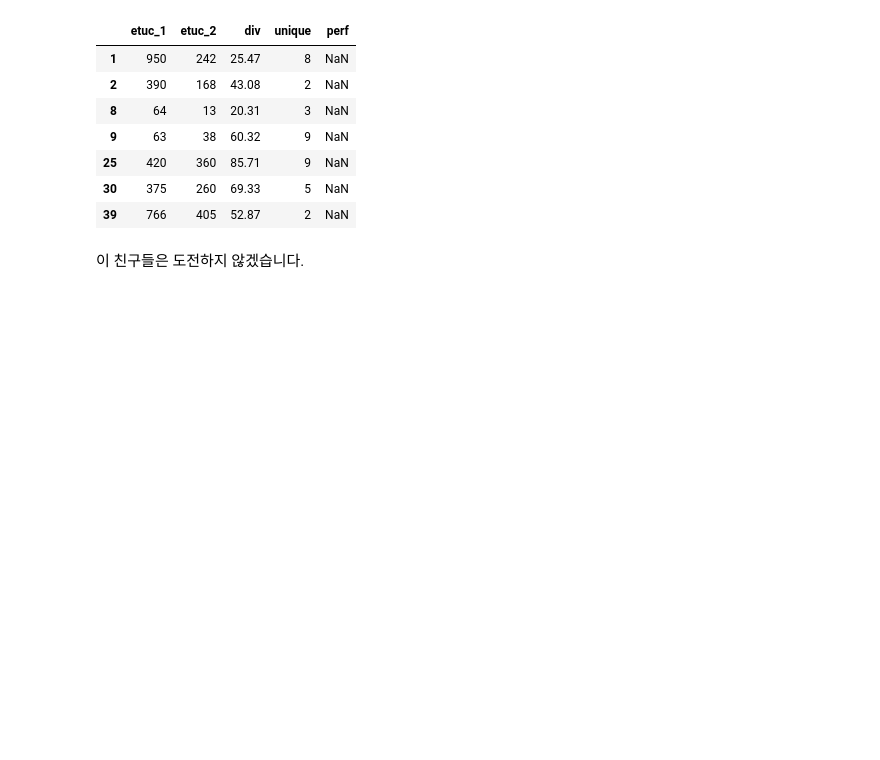
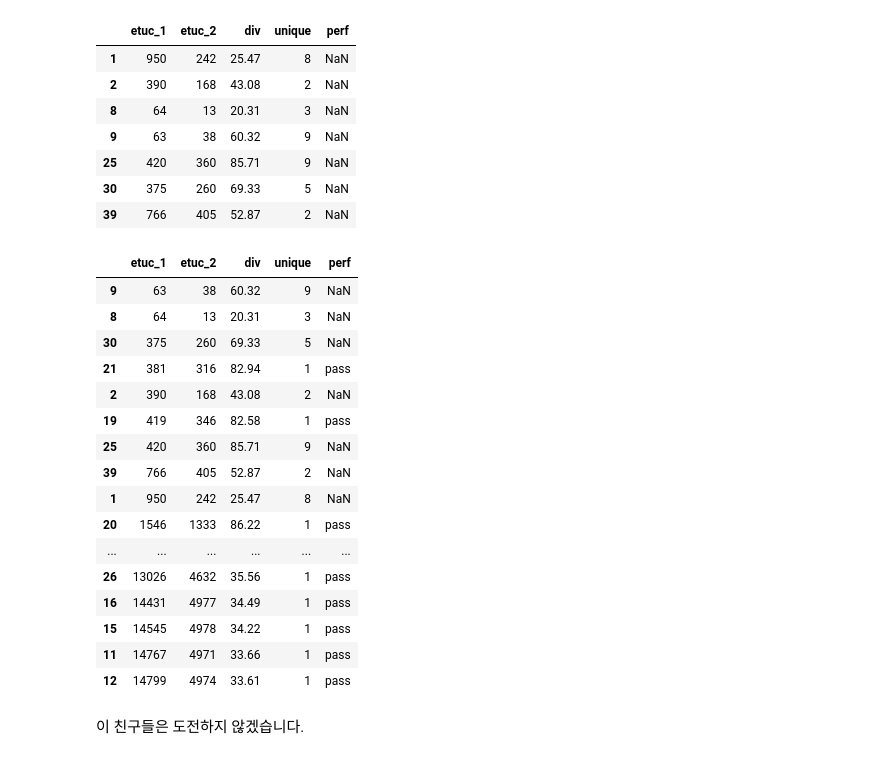
Before and after one commit to thinpig99/Comp_errorPredict, a Jupyter notebook: king_210120_new-feature-collection.ipynb, the cells around one changed output. Saved outputs shown, nothing was run; the diff lists cells and outputs as text; code cells hidden in the pictures; blank space fills up the shorter version.

```diff
--- a/king_210120_new-feature-collection.ipynb
+++ b/king_210120_new-feature-collection.ipynb
@@ -345,6 +345,26 @@ errcode_df[errcode_df.perf.isnull()]
 | 25 | 420 | 360 | 85.71 | 9 | NaN |
 | 30 | 375 | 260 | 69.33 | 5 | NaN |
 | 39 | 766 | 405 | 52.87 | 2 | NaN |
+# %%
+errcode_df.sort_values('etuc_1')
+# %% [output]
+|  | etuc_1 | etuc_2 | div | unique | perf |
+| 9 | 63 | 38 | 60.32 | 9 | NaN |
+| 8 | 64 | 13 | 20.31 | 3 | NaN |
+| 30 | 375 | 260 | 69.33 | 5 | NaN |
+| 21 | 381 | 316 | 82.94 | 1 | pass |
+| 2 | 390 | 168 | 43.08 | 2 | NaN |
+| 19 | 419 | 346 | 82.58 | 1 | pass |
+| 25 | 420 | 360 | 85.71 | 9 | NaN |
+| 39 | 766 | 405 | 52.87 | 2 | NaN |
+| 1 | 950 | 242 | 25.47 | 8 | NaN |
+| 20 | 1546 | 1333 | 86.22 | 1 | pass |
+| ... | ... | ... | ... | ... | ... |
+| 26 | 13026 | 4632 | 35.56 | 1 | pass |
+| 16 | 14431 | 4977 | 34.49 | 1 | pass |
+| 15 | 14545 | 4978 | 34.22 | 1 | pass |
+| 11 | 14767 | 4971 | 33.66 | 1 | pass |
+| 12 | 14799 | 4974 | 33.61 | 1 | pass |
 # %% [markdown]
 이 친구들은 도전하지 않겠습니다.
 # %% [markdown]
```
Also changed, not shown: parts of 31 cells of this notebook, 2 other files.
